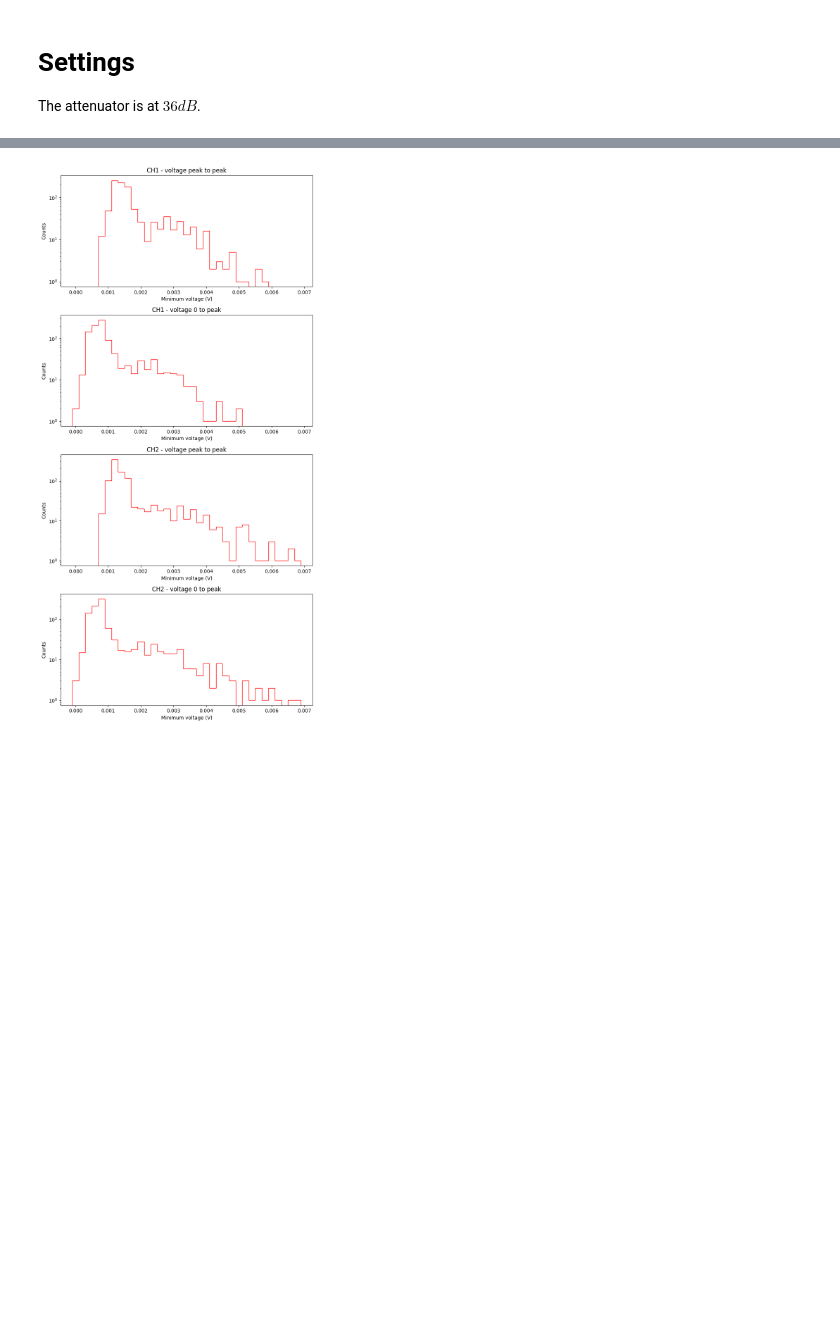
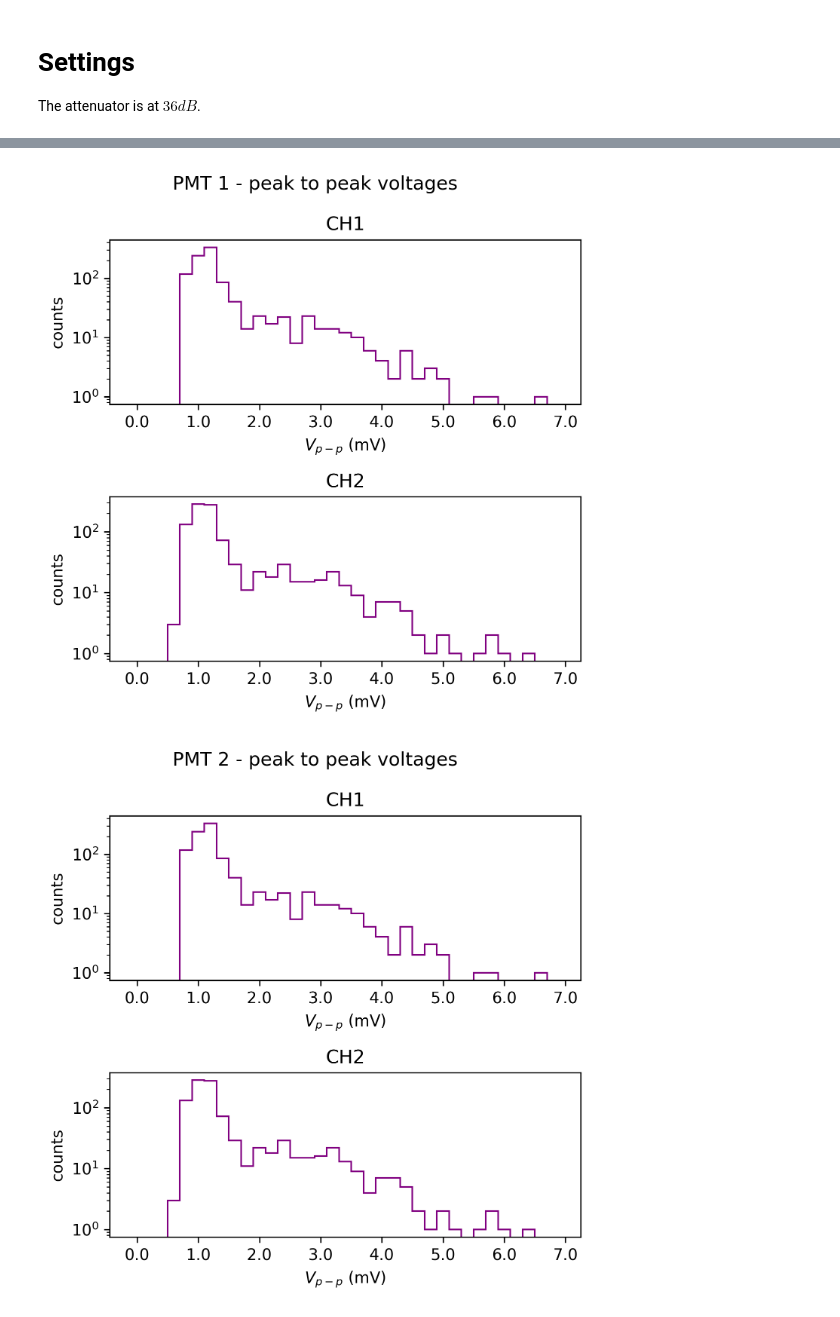
Before and after one commit to ficnawode/msc-python-analysis, a Jupyter notebook: analysis/single_photon_res.ipynb, the cells around one changed output, grey strips where cells are left out. Saved outputs shown, nothing was run; the diff lists cells and outputs as text; code cells hidden in the pictures; blank space fills up the shorter version.

Commit message:
Add single photon res plots

```diff
--- a/analysis/single_photon_res.ipynb
+++ b/analysis/single_photon_res.ipynb
@@ -13,17 +20,8 @@ def load_waveforms(filename, channel):
         waveforms = f[f'CH{channel}']
         waveforms = [waveforms[str(i)] for i, _ in enumerate(waveforms)]
         waveforms = [pd.DataFrame(w, columns=['t', 'V']) for w in waveforms]
-        first_80_ns = lambda w: w[w['t'] < 80e-9]
-
-        # for w in waveforms:
-        #     w = w - first_80_ns(w).mean()
-
-        # trigger_in_mV = 2
-        # for w in waveforms:
-        #     if w['V'].max() - w['V'].min() < trigger_in_mV * 1e-3:
-        #         w['V'] = np.zeros_like(w['V'])
         return waveforms
-FILENAME1 = r'data\single_photon_res\pmt1\signals_20250325-203247.h5'
-wavs_ch1 = load_waveforms(FILENAME1, 1)
-wavs_ch2 = load_waveforms(FILENAME1, 2)
+def construct_filepath(pmt_number):
+    FILEPATH = rf'data/single_photon_res/pmt{pmt_number}/signals.h5'
+    return FILEPATH
 # %%
@@ -54,35 +61,38 @@ plt.show()
 # %%
 
-vmins = np.array([w['V'].min() for w in wavs_ch1])
-vmins *=-1
-vp2ps = [w['V'].max() - w['V'].min() for w in wavs_ch1]
+def hist_p2p(pmt_number):
+    filepath=construct_filepath(1)
+    wavs_ch1 = load_waveforms(filepath, 1)
+    wavs_ch2 = load_waveforms(filepath, 2)
 
-fig, ax = plt.subplots(4,1,figsize = (8, 16))
+    fig, ax = plt.subplots(2,1,figsize = FIGSIZE)
+    fig.suptitle(f'PMT {pmt_number} - peak to peak voltages')
 
-min = 0e-3
-max = 7e-3
-step = 2e-4
-bins = np.arange(min - step/2, max+step/2, step)
-ax[0].hist(vp2ps, range=(min, max), bins=bins, histtype='step', color='red')
-ax[0].set_title('CH1 - voltage peak to peak')
-ax[1].hist(vmins, range=(min, max), bins=bins, histtype='step', color='red')
-ax[1].set_title('CH1 - voltage 0 to peak')
+    min = 0e-3
+    max = 7e-3
+    step = 2e-4
+    bins = np.arange(min - step/2, max+step/2, step)
+    COLOR= 'purple'
 
-vp2ps = [w['V'].max() - w['V'].min() for w in wavs_ch2]
-vmins = np.array([w['V'].min() for w in wavs_ch2])
-vmins *= -1
+    vp2ps = [w['V'].max() - w['V'].min() for w in wavs_ch1]
+    ax[0].hist(vp2ps, range=(min, max), bins=bins, histtype='step', color=COLOR)
+    ax[0].set_title('CH1')
 
-ax[2].hist(vp2ps, range=(min, max), bins=bins, histtype='step', color='red')
-ax[2].set_title('CH2 - voltage peak to peak')
-ax[3].hist(vmins, range=(min, max), bins=bins, histtype='step', color='red')
-ax[3].set_title('CH2 - voltage 0 to peak')
+    vp2ps = [w['V'].max() - w['V'].min() for w in wavs_ch2]
+    ax[1].hist(vp2ps, range=(min, max), bins=bins, histtype='step', color=COLOR)
+    ax[1].set_title('CH2')
 
+    for a in ax:
+        a.set_xticklabels(np.round(a.get_xticks() * 1e3))
+        a.set_xlabel(r'$V_{p-p}$ (mV)')
+        a.set_ylabel('counts')
+        a.set_yscale('log')
 
-for a in ax:
-    a.set_xlabel('Minimum voltage (V)')
-    a.set_ylabel('Counts')
-    a.set_yscale('log')
-plt.tight_layout()
-plt.show()
+    if SAVEFIG:
+        plt.savefig(f'plots/single_photon_res/pmt{pmt_number}/p2p_hist.png', dpi=300)
+    plt.show()
+hist_p2p(1)
+hist_p2p(2)
 # %% [output]
-[figure, old version]
+[figure, new version]
+[figure, added]
```
Also changed, not shown: parts of 4 cells of this notebook, 11 other files.
